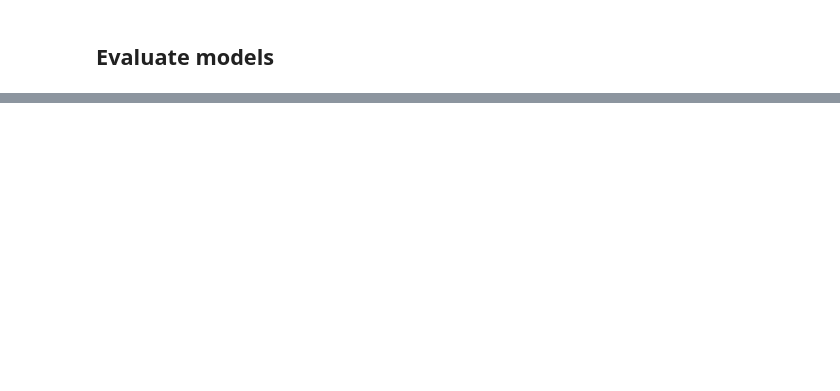
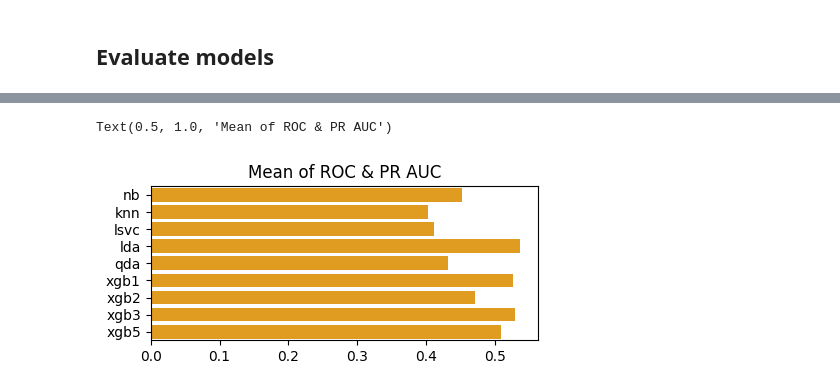
Before and after one commit to HaotingS/dsa4262_project, a Jupyter notebook: notebooks/modeling4_yeejet.ipynb, the cells around one changed output, grey strips where cells are left out. Cells and saved outputs as stored; diff of their text form; code cells hidden in the pictures; blank space fills up the shorter version.

```diff
--- a/notebooks/modeling4_yeejet.ipynb
+++ b/notebooks/modeling4_yeejet.ipynb
@@ -675,0 +743,7 @@ xgb3: F1 = 0.325
+# %%
+plt.figure(figsize=(5,2))
+sns.barplot(x=np.mean([roc_aucs, pr_aucs], axis=0), y=models, orient='h', color='orange')
+plt.title("Mean of ROC & PR AUC")
+# %% [output]
+Text(0.5, 1.0, 'Mean of ROC & PR AUC')
+[figure, added]
```
Also changed, not shown: parts of 25 cells of this notebook.
